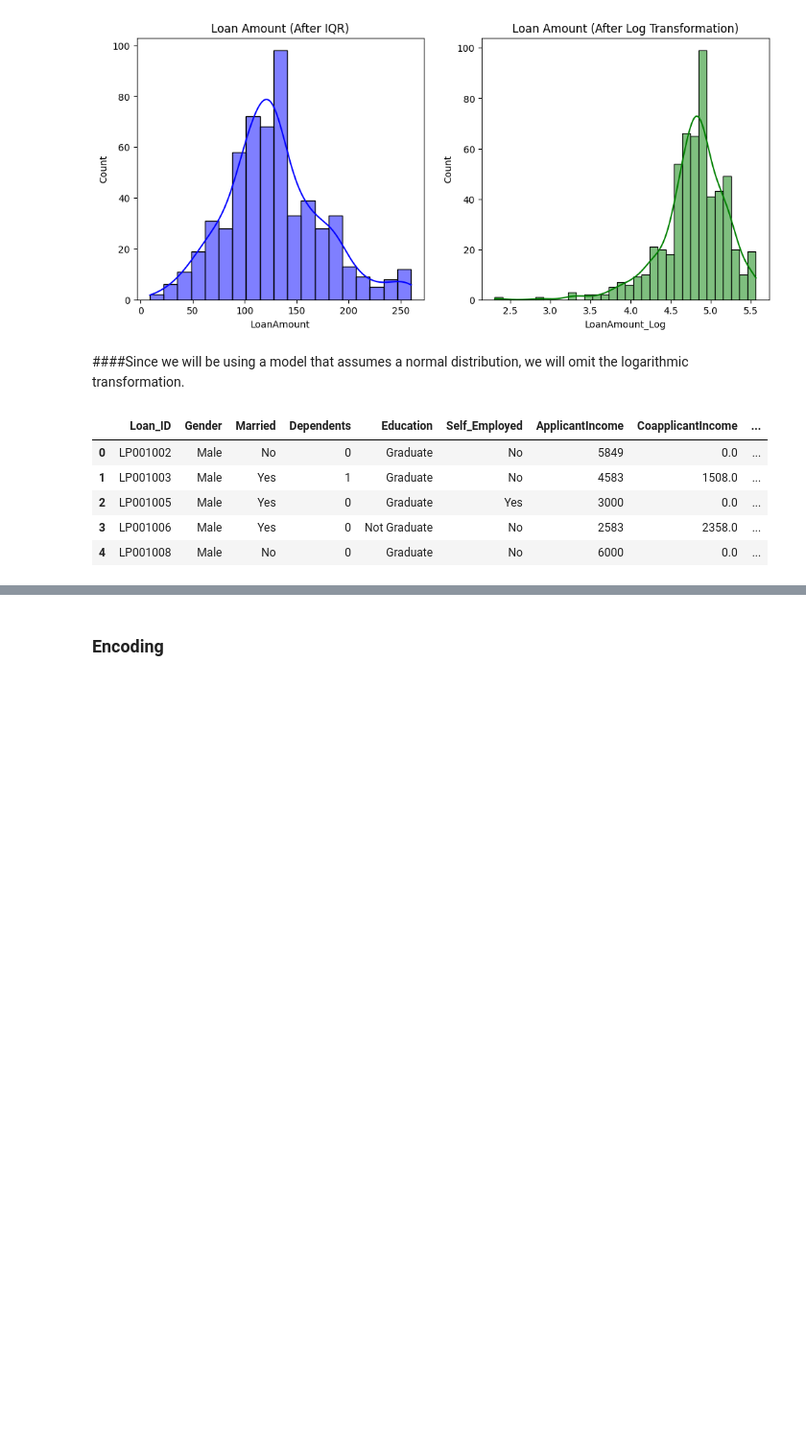
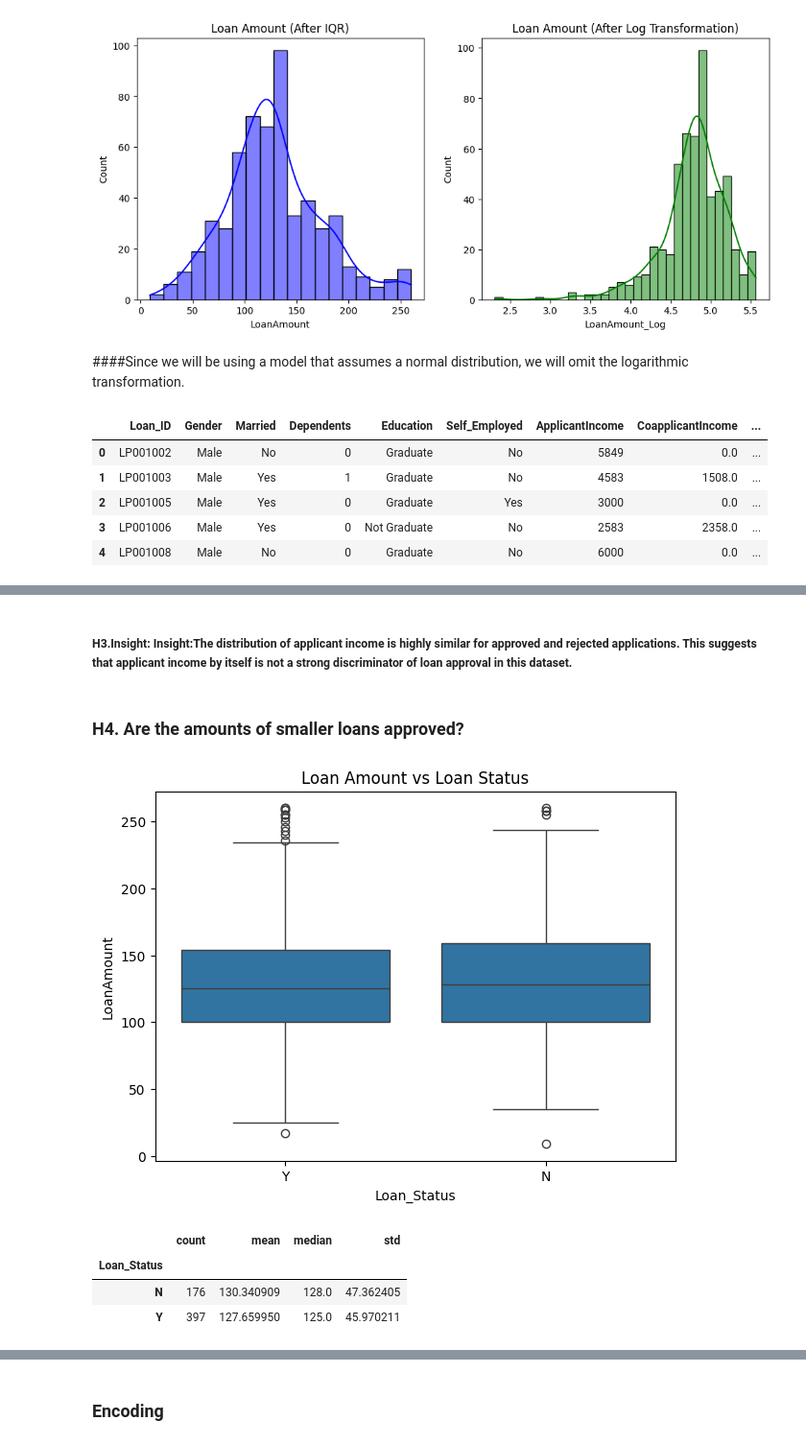
Before and after one commit to AdhamAshraf2323/Loan-Predication, a Jupyter notebook: Bank_Loan_System.ipynb, the cells around one changed output, grey strips where cells are left out. Shown at 96% size. Saved outputs shown, nothing was run; the diff lists cells and outputs as text; code cells hidden in the pictures; blank space fills up the shorter version.

```diff
--- a/Bank_Loan_System.ipynb
+++ b/Bank_Loan_System.ipynb
@@ -328,0 +427,24 @@ df_LoanAmount_filtered.head()
+# %% [markdown]
+##### H3.Insight: Insight:The distribution of applicant income is highly similar for approved and rejected applications.  This suggests that applicant income by itself is not a strong discriminator of loan approval in this dataset.
+# %% [markdown]
+### H4. Are the amounts of smaller loans approved?
+# %%
+plt.figure(figsize=(7,5))
+sns.boxplot(
+    x='Loan_Status',
+    y='LoanAmount',
+    data=df_LoanAmount_filtered
+)
+plt.title('Loan Amount vs Loan Status')
+plt.show()
+# %% [output]
+[figure, added]
+# %%
+df_LoanAmount_filtered.groupby('Loan_Status')['LoanAmount'].agg(
+    ['count','mean','median','std']
+)
+# %% [output]
+|  | count | mean | median | std |
+| Loan_Status |  |  |  |  |
+| N | 176 | 130.340909 | 128.0 | 47.362405 |
+| Y | 397 | 127.659950 | 125.0 | 45.970211 |
```
Also changed, not shown: parts of 40 cells of this notebook.
